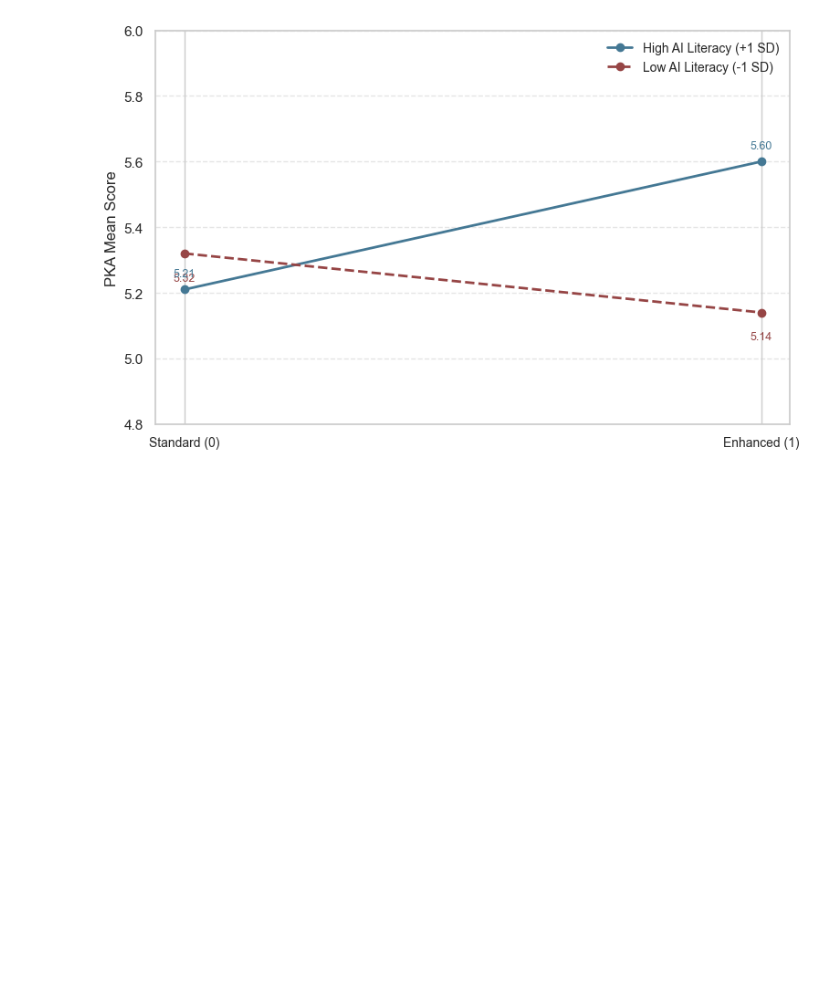
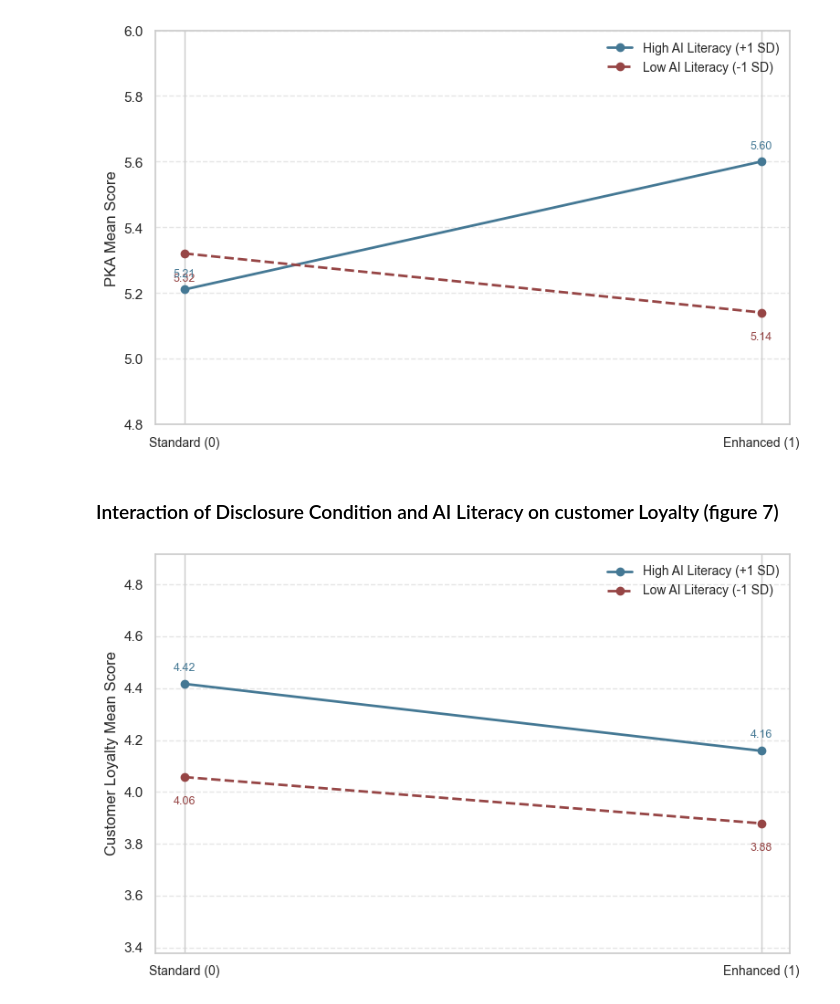
Before and after one commit to nichichan/final_thesis_data_analysis, a Jupyter notebook: Thesis Final Analysis/reliability_test_final.ipynb, the cells around one changed output. Saved outputs shown, nothing was run; the diff lists cells and outputs as text; code cells hidden in the pictures; blank space fills up the shorter version.

```diff
--- a/Thesis Final Analysis/reliability_test_final.ipynb
+++ b/Thesis Final Analysis/reliability_test_final.ipynb
@@ -1007,3 +1008,60 @@ fig.tight_layout()
 plt.show()
 # %% [output]
 [figure]
+# %% [markdown]
+### Interaction of Disclosure Condition and AI Literacy on customer Loyalty (figure 7)
+# %%
+import matplotlib.pyplot as plt
+import numpy as np
+import pandas as pd
+
+conditions = ['Standard (0)', 'Enhanced (1)']
+condition_codes = [0, 1]
+
+loyalty_cols = scales.get('Customer Loyalty', [])
+ai_cols = scales.get('AI Literacy', [])
+
+if not loyalty_cols or not ai_cols:
+    raise ValueError('Customer Loyalty or AI Literacy scale not found in the notebook data.')
+
+analysis_df = responses.loc[2:, loyalty_cols + ai_cols + ['Condition']].copy()
+analysis_df[loyalty_cols + ai_cols] = analysis_df[loyalty_cols + ai_cols].replace(likert_map).apply(pd.to_numeric, errors='coerce')
+analysis_df = analysis_df.dropna(subset=loyalty_cols + ai_cols + ['Condition'])
+analysis_df['Loyalty'] = analysis_df[loyalty_cols].mean(axis=1)
+analysis_df['AI_Literacy'] = analysis_df[ai_cols].mean(axis=1)
+median_ai = analysis_df['AI_Literacy'].median()
+analysis_df['AI_group'] = np.where(analysis_df['AI_Literacy'] > median_ai, 'High', 'Low')
+
+loyalty_means = analysis_df.groupby(['AI_group', 'Condition'])['Loyalty'].mean().unstack()
+
+loyalty_low = [
+    loyalty_means.at['Low', 'Low'],
+    loyalty_means.at['Low', 'High']
+]
+loyalty_high = [
+    loyalty_means.at['High', 'Low'],
+    loyalty_means.at['High', 'High']
+]
+
+fig, ax = plt.subplots(figsize=(8, 5))
+ax.plot(condition_codes, loyalty_high, marker='o', color='#447894', linestyle='-', linewidth=2, label='High AI Literacy (+1 SD)')
+ax.plot(condition_codes, loyalty_low, marker='o', color='#964545', linestyle='--', linewidth=2, label='Low AI Literacy (-1 SD)')
+
+ax.set_xticks(condition_codes)
+ax.set_xticklabels(conditions, fontsize=10)
+ax.set_ylabel('Customer Loyalty Mean Score', fontsize=12)
+ax.set_ylim(min(min(loyalty_low), min(loyalty_high)) - 0.5, max(max(loyalty_low), max(loyalty_high)) + 0.5)
+ax.legend(frameon=False, fontsize=10)
+ax.grid(axis='y', linestyle='--', alpha=0.5)
+
+for x_val, y_val in zip(condition_codes, loyalty_low):
+    ax.annotate(f'{y_val:.2f}', xy=(x_val, y_val), xytext=(0, -15), textcoords='offset points',
+                ha='center', va='top', color='#964545', fontsize=9)
+for x_val, y_val in zip(condition_codes, loyalty_high):
+    ax.annotate(f'{y_val:.2f}', xy=(x_val, y_val), xytext=(0, 8), textcoords='offset points',
+                ha='center', va='bottom', color='#447894', fontsize=9)
+
+fig.tight_layout()
+plt.show()
+# %% [output]
+[figure, added]
```
Also changed, not shown: parts of 8 cells of this notebook.
